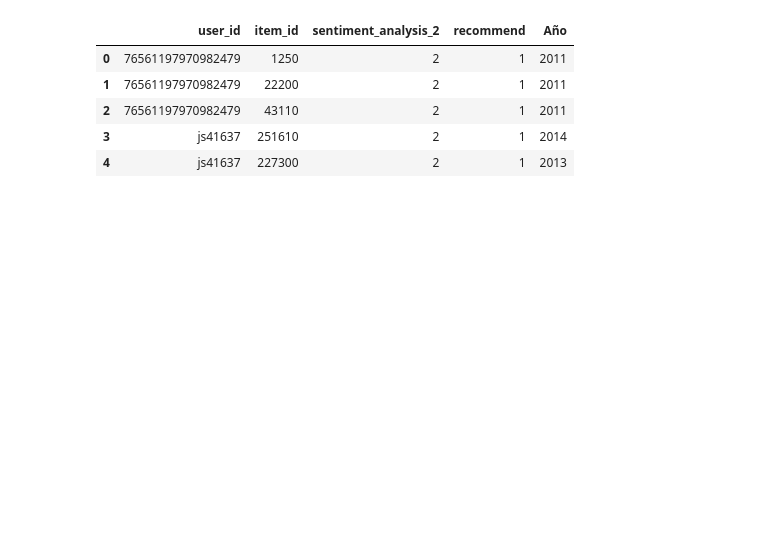
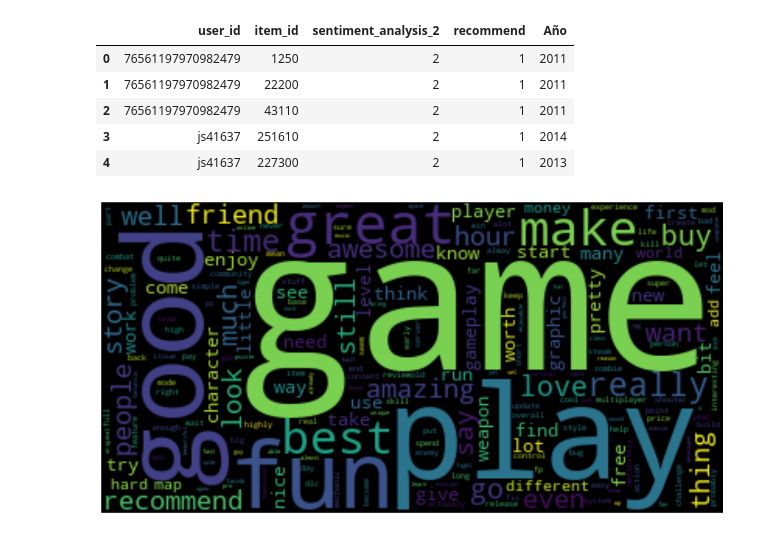
Before and after one commit to AlterCaimi/PI1_MLOps_Steam, a Jupyter notebook: sentiment_analysis.ipynb, the cells around one changed output. Saved outputs shown, nothing was run; the diff lists cells and outputs as text; code cells hidden in the pictures; blank space fills up the shorter version.

```diff
--- a/sentiment_analysis.ipynb
+++ b/sentiment_analysis.ipynb
@@ -377,0 +378,10 @@ df_to_parquet_2.to_parquet('sentiment_analysis_2.parquet')
+# %%
+df_positivos = df_rev_final[df_rev_final['sentiment_analysis_2'] > 1]
+text = " ".join(i for i in df_positivos['rev_complete'] if i is not None)
+wordcloud = WordCloud(collocations=False).generate(text)
+plt.figure( figsize=(15,10))
+plt.imshow(wordcloud, interpolation='bilinear')
+plt.axis("off")
+plt.show()
+# %% [output]
+[figure, added]
```
Also changed, not shown: parts of 11 cells of this notebook, 16 other files.
